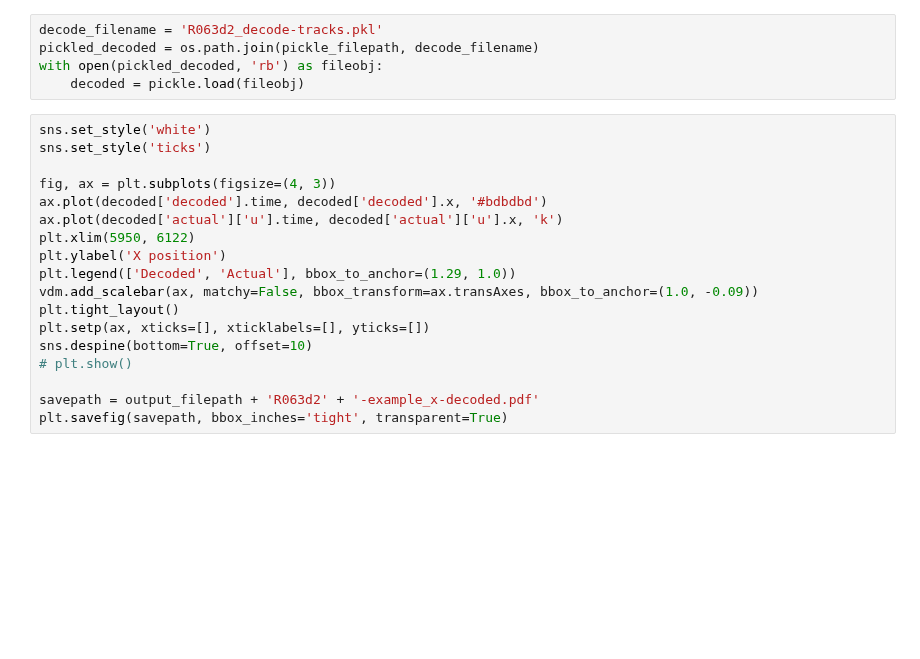
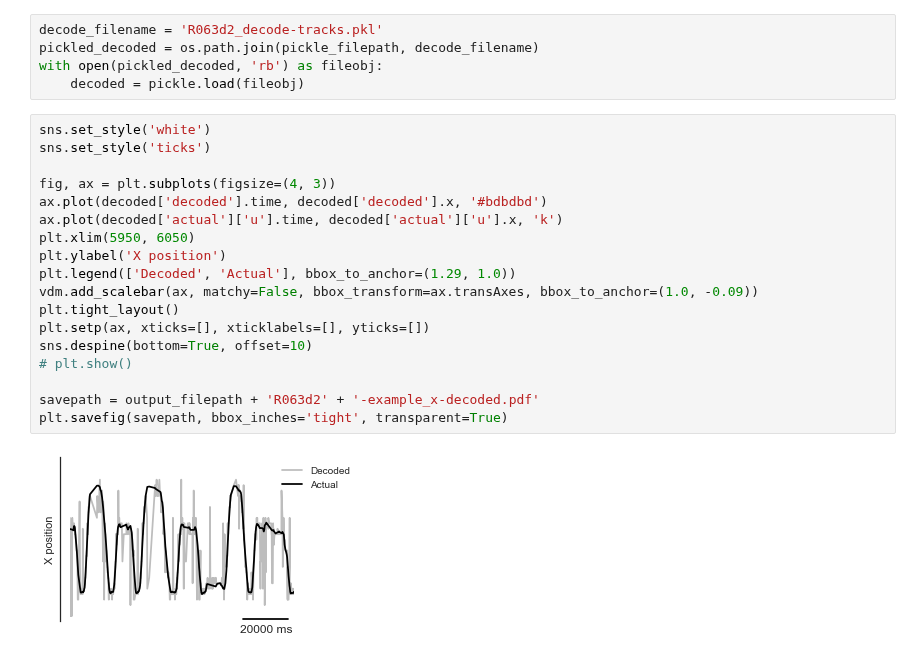
Before and after one commit to vandermeerlab/emi_shortcut, a Jupyter notebook: find_xy_decoded.ipynb, the cells around one changed output. Drawn from its saved outputs; the diff is of its cells as text; blank space fills up the shorter version.

```diff
--- a/find_xy_decoded.ipynb
+++ b/find_xy_decoded.ipynb
@@ -21,21 +21,23 @@ with open(pickled_decoded, 'rb') as fileobj:
 # %%
 sns.set_style('white')
 sns.set_style('ticks')
 
 fig, ax = plt.subplots(figsize=(4, 3))
 ax.plot(decoded['decoded'].time, decoded['decoded'].x, '#bdbdbd')
 ax.plot(decoded['actual']['u'].time, decoded['actual']['u'].x, 'k')
-plt.xlim(5950, 6122)
+plt.xlim(5950, 6050)
 plt.ylabel('X position')
 plt.legend(['Decoded', 'Actual'], bbox_to_anchor=(1.29, 1.0))
 vdm.add_scalebar(ax, matchy=False, bbox_transform=ax.transAxes, bbox_to_anchor=(1.0, -0.09))
 plt.tight_layout()
 plt.setp(ax, xticks=[], xticklabels=[], yticks=[])
 sns.despine(bottom=True, offset=10)
 # plt.show()
 
 savepath = output_filepath + 'R063d2' + '-example_x-decoded.pdf'
 plt.savefig(savepath, bbox_inches='tight', transparent=True)
+# %% [output]
+[figure, added]
 # %%
 fig, ax = plt.subplots(figsize=(4, 3))
 ax.plot(decoded['decoded'].time, decoded['decoded'].y, '#bdbdbd')
```
Also changed, not shown: parts of 1 cell of this notebook, 12 other files.
